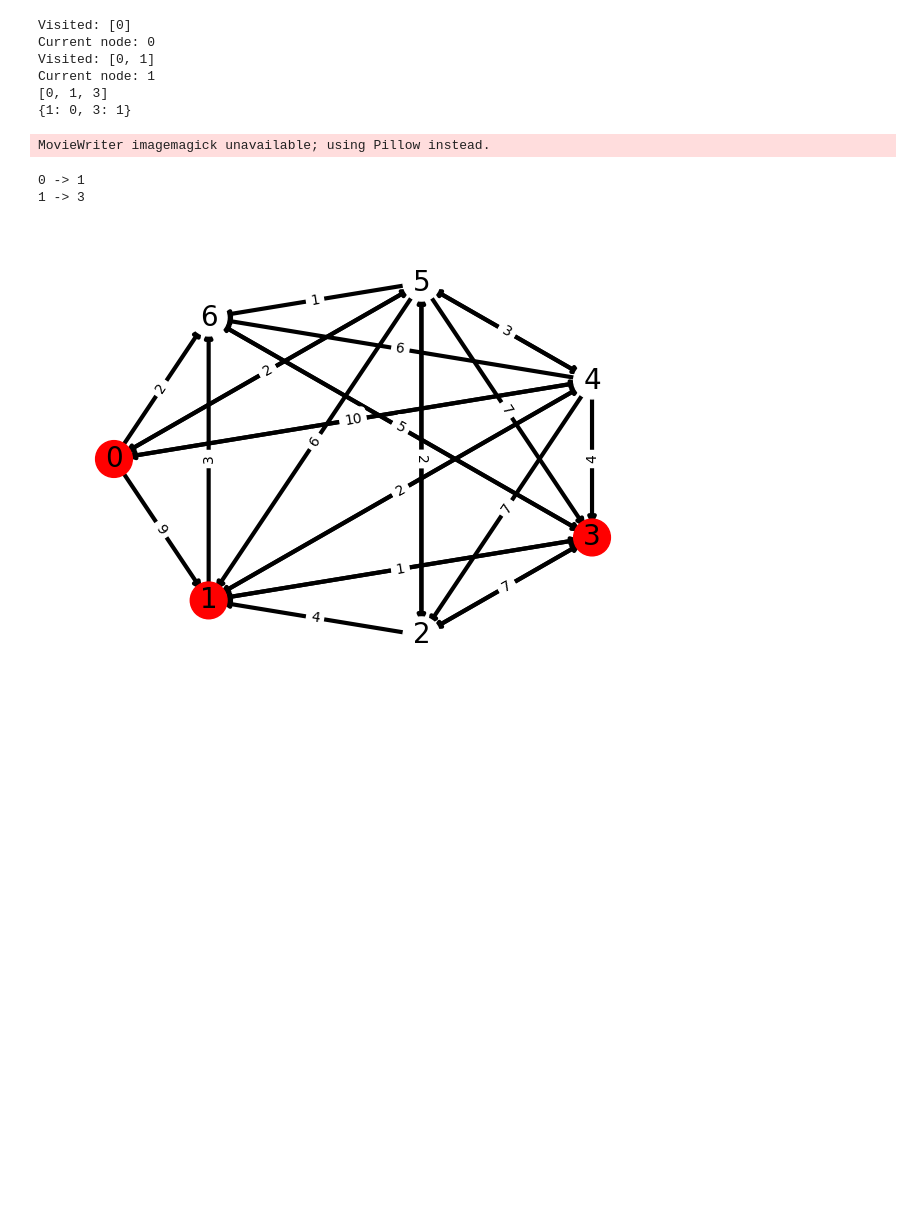
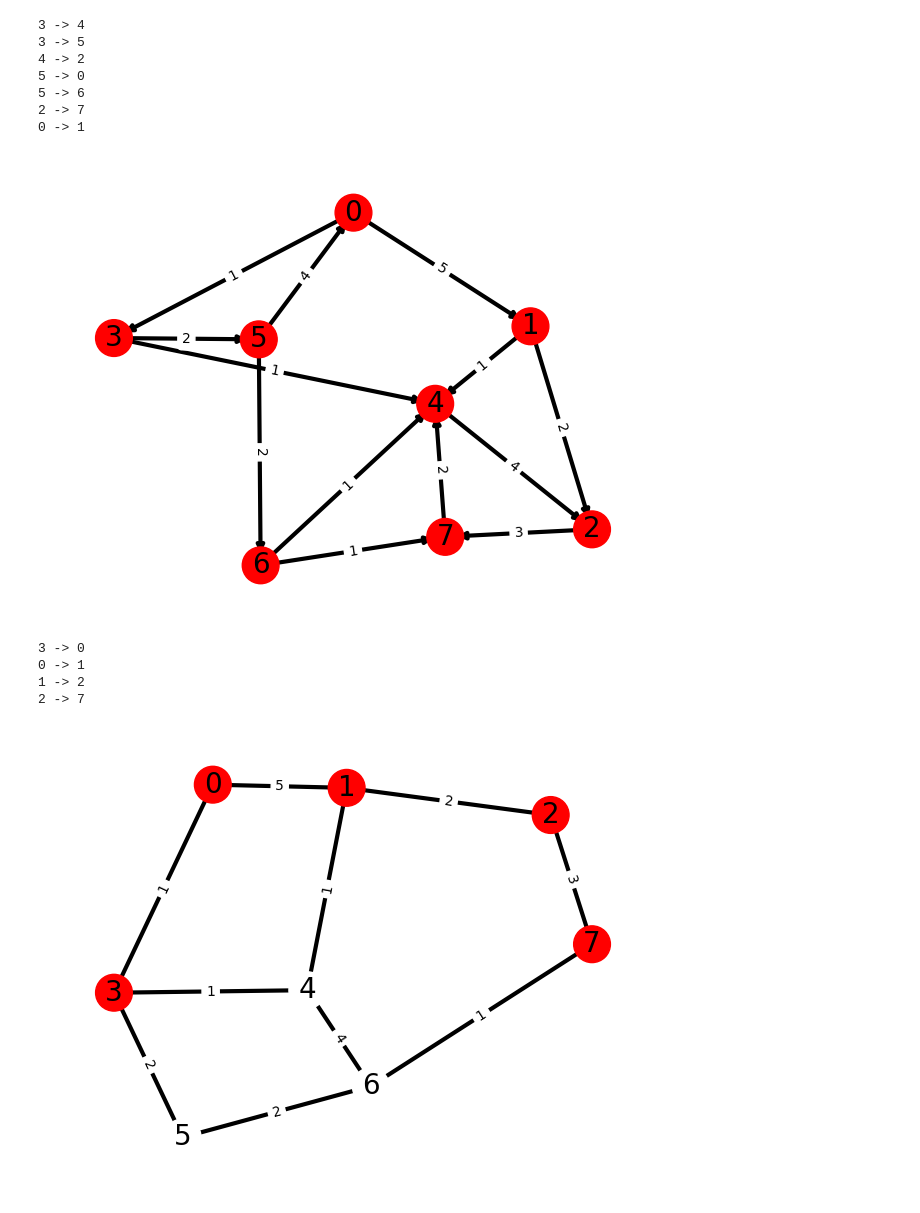
Before and after one commit to karolcieply/studia, a Jupyter notebook: SemestrVI/hmo/hmo_notebook.ipynb, the cells around one changed output. Drawn from its saved outputs; the diff is of its cells as text; code cells hidden in the pictures; blank space fills up the shorter version.

```diff
--- a/SemestrVI/hmo/hmo_notebook.ipynb
+++ b/SemestrVI/hmo/hmo_notebook.ipynb
@@ -247,13 +260,19 @@ MovieWriter imagemagick unavailable; using Pillow instead.
+# %%
+GraphFunctions.draw_function(graph_directed.g, graph_directed.bfs, START, END, "directed_")
+# %% [output]
+3 -> 4
+3 -> 5
+4 -> 2
+5 -> 0
+5 -> 6
+2 -> 7
+0 -> 1
+[figure, added]
 # %%
-GraphFunctions.draw_function(graph.g, 0, graph.dfs, 3)
+GraphFunctions.draw_function(graph_undirected.g, graph_undirected.dfs, START, END, "undirected_")
 # %% [output]
-Visited: [0]
-Current node: 0
-Visited: [0, 1]
-Current node: 1
-[0, 1, 3]
-{1: 0, 3: 1}
+3 -> 0
+0 -> 1
+1 -> 2
+2 -> 7
-MovieWriter imagemagick unavailable; using Pillow instead.
-0 -> 1
-1 -> 3
-[figure, old version]
+[figure, new version]
```
Also changed, not shown: parts of 14 cells of this notebook, 13 other files.
